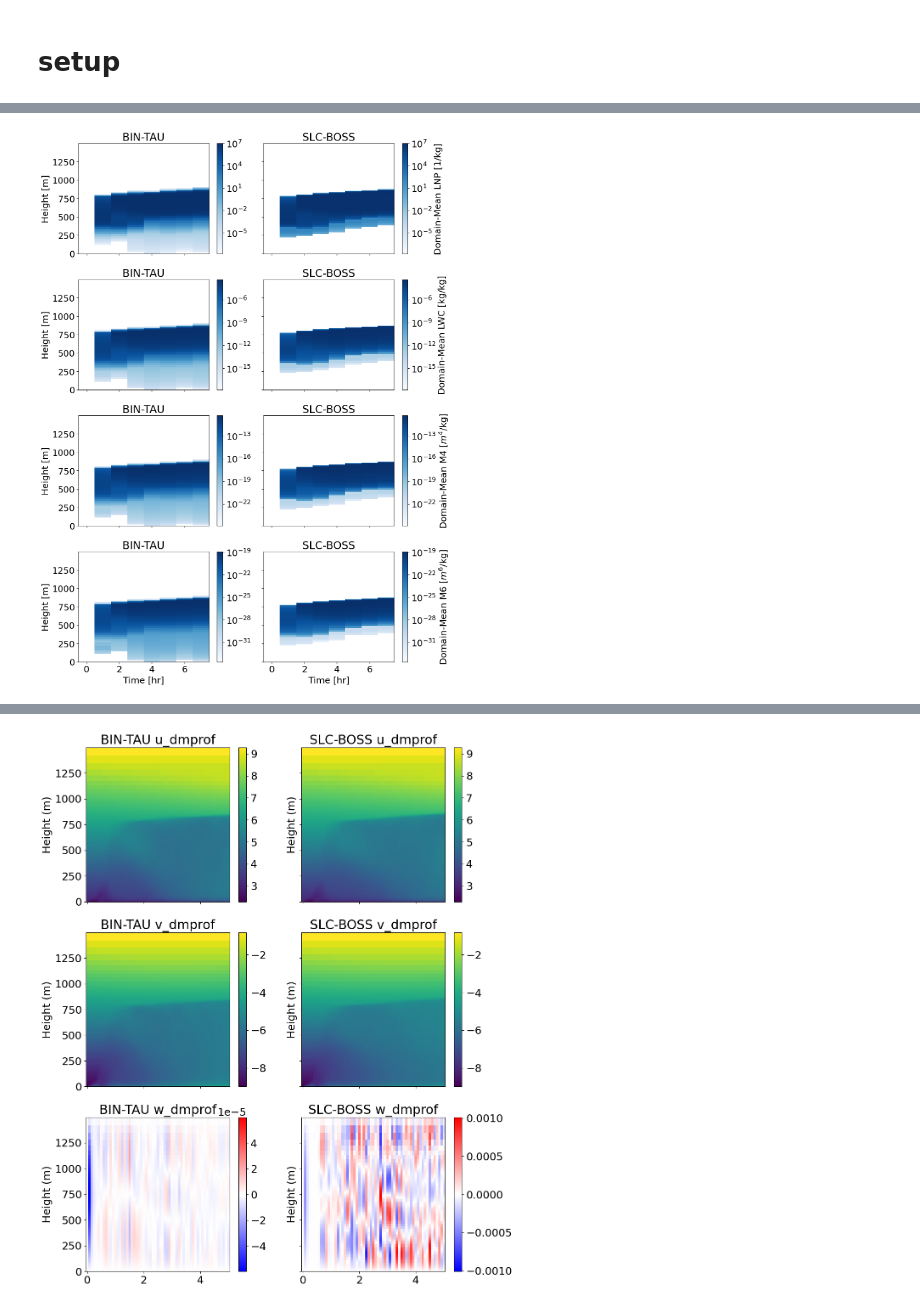
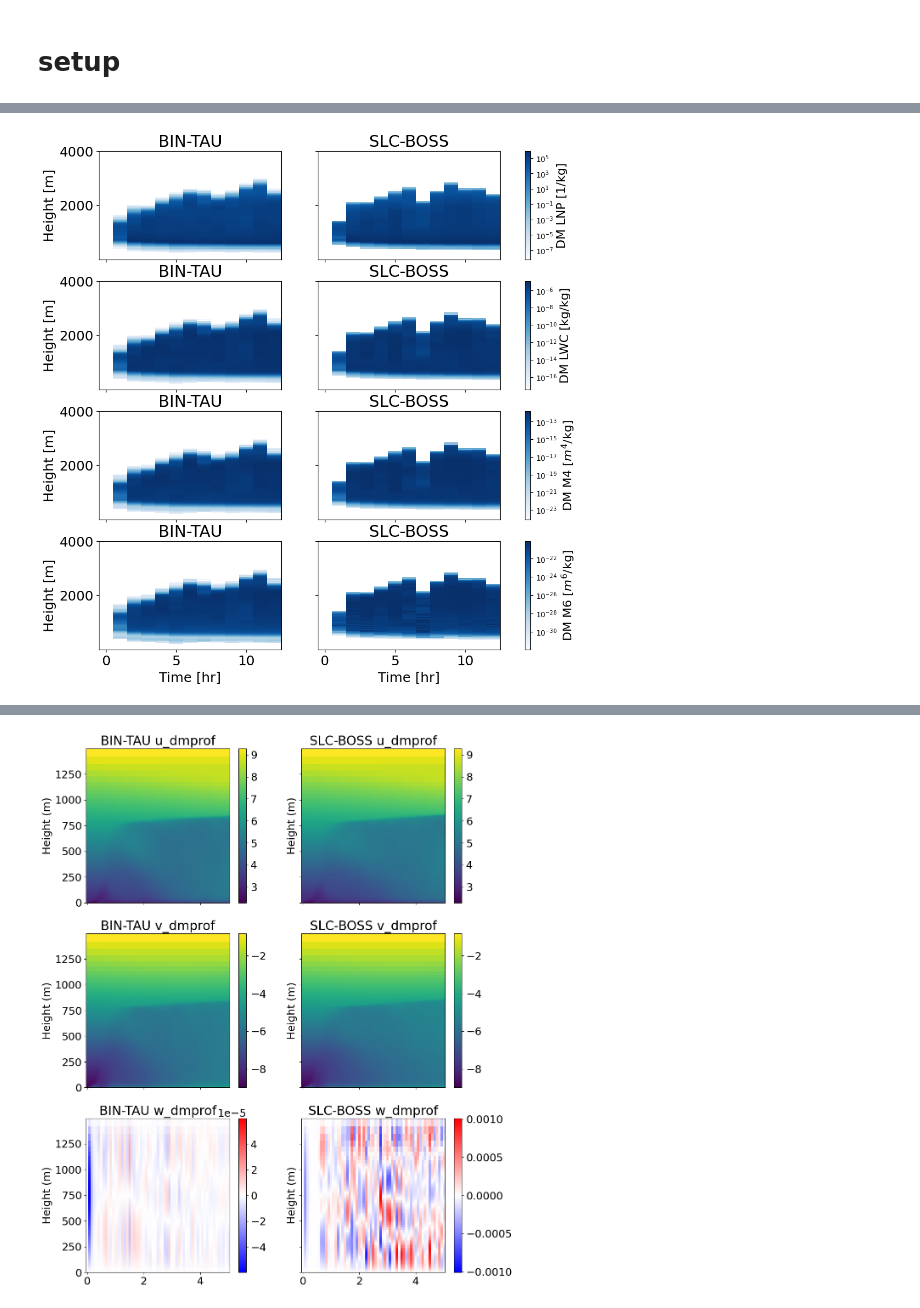
Before and after one commit to arthurzqhu/BOSS_PPE, a Jupyter notebook: cm1_viz.ipynb, the cells around one changed output, grey strips where cells are left out. Cells and saved outputs as stored; diff of their text form; code cells hidden in the pictures.

```diff
--- a/cm1_viz.ipynb
+++ b/cm1_viz.ipynb
@@ -14,8 +19,8 @@ import itertools
 # %%
-nikki = '2025-09-10'
+nikki = ''
 target_nikki = 'target'
-sim_config = 'fullmp_actce'
-target_sim_config = 'fullmic'
+sim_config = 'NCE_rico'
+target_sim_config = 'NCE_rico'
 
 plot_dir = f"plots/{nikki}/{sim_config}/"
 if not os.path.exists(plot_dir):
@@ -25,14 +30,18 @@ n_init = 1
 target_mp = 'BIN-TAU'
 train_mp = 'SLC-BOSS'
 mconfigs = os.listdir(cl.output_dir + nikki)
-vars_strs, vars_vn = lp.get_dics(cl.output_dir, target_nikki, target_sim_config, n_init)
+vars_strs, vars_vn = lp.get_dics(cl.output_dir, nikki, sim_config, n_init)
 var_interest = []
 var_interest += ['M0_dmprof', 'M3_dmprof', 'M4_dmprof', 'M6_dmprof'] # domain-mean profiles
 var_interest += ['M0_dmpath', 'M3_dmpath', 'M4_dmpath', 'M6_dmpath'] # domain-mean path
+# var_interest += ['M0_dmpath', 'M3_dmpath', 'M4_dmpath', 'M6_dmpath', 'prate_dm'] # domain-mean path
 # var_interest += ['M0_curtain_mean', 'M3_curtain_mean', 'M4_curtain_mean', 'M6_curtain_mean'] # curtain
 # var_interest += ['w', 'w_dmprof', 'w_curtain_slice', 'w_curtain_mean'] # 4D var
 # var_interest += ['u_dmprof', 'v_dmprof', 'w_dmprof']
 # var_interest += ['M0', 'M3']
+var_interest += ['M0_dmpath_last6hrmean', 'M3_dmpath_last6hrmean', 'M4_dmpath_last6hrmean', 'M6_dmpath_last6hrmean',
+                #  'prate_dm_last2hrmean', 'prate_last2hrstd', 't_precip_onset', 'precip_max_dm'
+                ] # last 2 hr mean path
 
 file_info = {'dir': cl.output_dir,
              'date': nikki,
@@ -43,7 +52,7 @@ if 'nc_dict' not in globals():
 # %%
 # load BIN data
 
-for initcond_combo in itertools.product(*[vars_strs[0][:1]]):
+for initcond_combo in tqdm(itertools.product(*[vars_strs[0]])):
     ic_str = "".join(initcond_combo)
     file_info.update({'sim_config': target_sim_config,
                       'vars_str': list(initcond_combo),
@@ -58,7 +62,7 @@ importlib.reload(cl)
 # %%
 # load BOSS data
 
-for initcond_combo in itertools.product(*[vars_strs[0][:1]]):
+for initcond_combo in tqdm(itertools.product(*[vars_strs[0]])):
     ic_str = "".join(initcond_combo)
     file_info.update({'sim_config': sim_config,
                       'vars_str': list(initcond_combo),
@@ -68,6 +72,7 @@ for initcond_combo in itertools.product(*[vars_strs[0][:1]]):
 # %%
 time = nc_dict['time']/3600
 mps = ['BIN-TAU', 'SLC-BOSS']
+color_order = ['tab:blue', 'tab:orange']
 x = nc_dict['x']
 z = nc_dict['z']*1e3
 icase = 'na10'
@@ -96,39 +128,41 @@ plt.savefig(f"{plot_dir}{sim_config}_dm_path.png")
 # %%
 varsplot = ['M0_dmprof', 'M3_dmprof', 'M4_dmprof', 'M6_dmprof']
 
-
-fig, axs = plt.subplots(len(varsplot), len(mps), figsize=(12, 16), sharex=True, sharey=True)
-for i, var in enumerate(varsplot):
-    units = cl.output_var_set[var]['var_unit']
-    longname = cl.output_var_set[var]['longname']
-    for j, mp in enumerate(mps):
-        data = nc_dict[icase][mp][var]['value'].T.copy()
-        # Ensure SLC-BOSS uses BIN-TAU's colorbar limits and set colorbar to log scale
-        if mp == 'SLC-BOSS':
-            # Find the corresponding BIN-TAU data for colorbar normalization
-            bin_data = nc_dict[icase]['BIN-TAU'][var]['value'].T
-            vmin = np.percentile(bin_data[bin_data > 0], 1)
-            vmax = np.nanmax(bin_data)
-            # im.set_norm(LogNorm(vmin=vmin, vmax=vmax))
-        else:
-            # For BIN-TAU, also use log scale
-            data_pos = data[data > 0]
-            if data_pos.size > 0:
-                vmin = np.percentile(data_pos, 1)
-                vmax = np.nanmax(data)
+for case in vars_strs[0]:
+    fig, axs = plt.subplots(len(varsplot), len(mps), figsize=(12, 12), sharex=True, sharey=True)
+    for i, var in enumerate(varsplot):
+        units = cl.output_var_set[var]['var_unit']
+        longname = cl.output_var_set[var]['longname'].replace("Domain-Mean", "DM")
+        for j, mp in enumerate(mps):
+            data = nc_dict[case][mp][var]['value'].T.copy()
+            # Ensure SLC-BOSS uses BIN-TAU's colorbar limits and set colorbar to log scale
+            if 'TAU' not in mp:
+                # Find the corresponding BIN-TAU data for colorbar normalization
+                bin_data = nc_dict[case]['BIN-TAU'][var]['value'].T
+                vmin = np.percentile(bin_data[bin_data > 0], 1)
+                vmax = np.nanmax(bin_data)
                 # im.set_norm(LogNorm(vmin=vmin, vmax=vmax))
-        data[data <= vmin] = np.nan
-        im = axs[i, j].pcolormesh(time, z, data, norm=LogNorm(vmin=vmin, vmax=vmax), cmap='Blues')
-        plt.colorbar(im, ax=axs[i, j])
-        axs[i, j].set_title(mp)
-        if mp == 'SLC-BOSS':
-            im.colorbar.set_label(f"{longname} [{units}]")
-        else:
-            axs[i, j].set_ylabel('Height [m]')
-        if i == len(varsplot) - 1:
-            axs[i, j].set_xlabel('Time [hr]')
-plt.tight_layout()
-# plt.savefig(f"{sim_config}_dm_prof.pdf")
-plt.savefig(f"{plot_dir}{sim_config}_dm_prof.png")
+            else:
+                # For BIN-TAU, also use log scale
+                data_pos = data[data > 0]
+                if data_pos.size > 0:
+                    vmin = np.percentile(data_pos, 1)
+                    vmax = np.nanmax(data)
+                    # im.set_norm(LogNorm(vmin=vmin, vmax=vmax))
+            data[data <= vmin] = np.nan
+            im = axs[i, j].pcolormesh(time, z, data, norm=LogNorm(vmin=vmin, vmax=vmax), cmap='Blues')
+            if j == len(mps)-1:
+                # only show one colorbar for each i (last column)
+                cbar = fig.colorbar(im, ax=axs[i, :], orientation='vertical')
+                cbar.ax.tick_params(labelsize=10)
+                cbar.set_label(f"{longname} [{units}]", fontsize=16)
+            axs[i, j].set_title(mp)
+            if j==0:
+                axs[i, j].set_ylabel('Height [m]')
+            if i == len(varsplot) - 1:
+                axs[i, j].set_xlabel('Time [hr]')
+    # plt.tight_layout()
+    # plt.savefig(f"{sim_config}_dm_prof.pdf")
+    plt.savefig(f"{plot_dir}{sim_config}_{case}_dm_prof.png", bbox_inches='tight')
 # %% [output]
-[figure, old version]
+[figure, new version]
```
Also changed, not shown: parts of 10 cells of this notebook, 4 other files.
